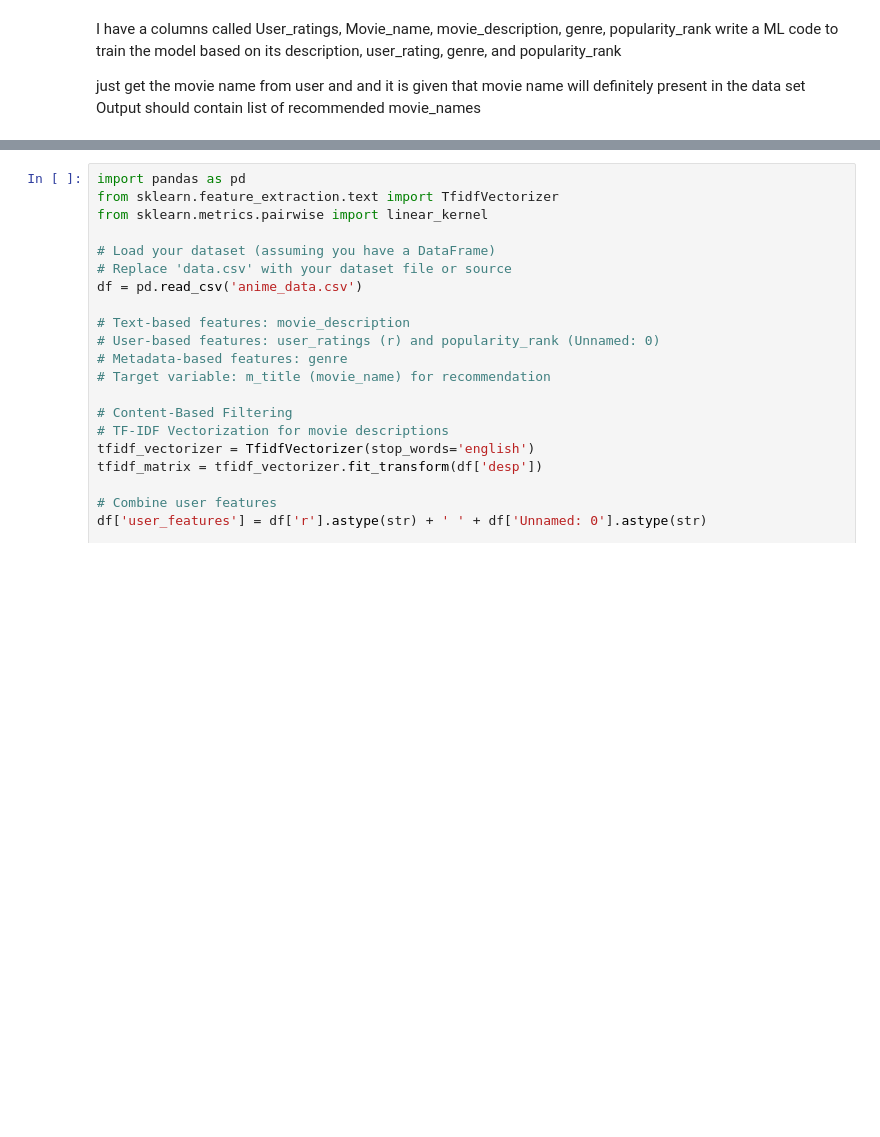
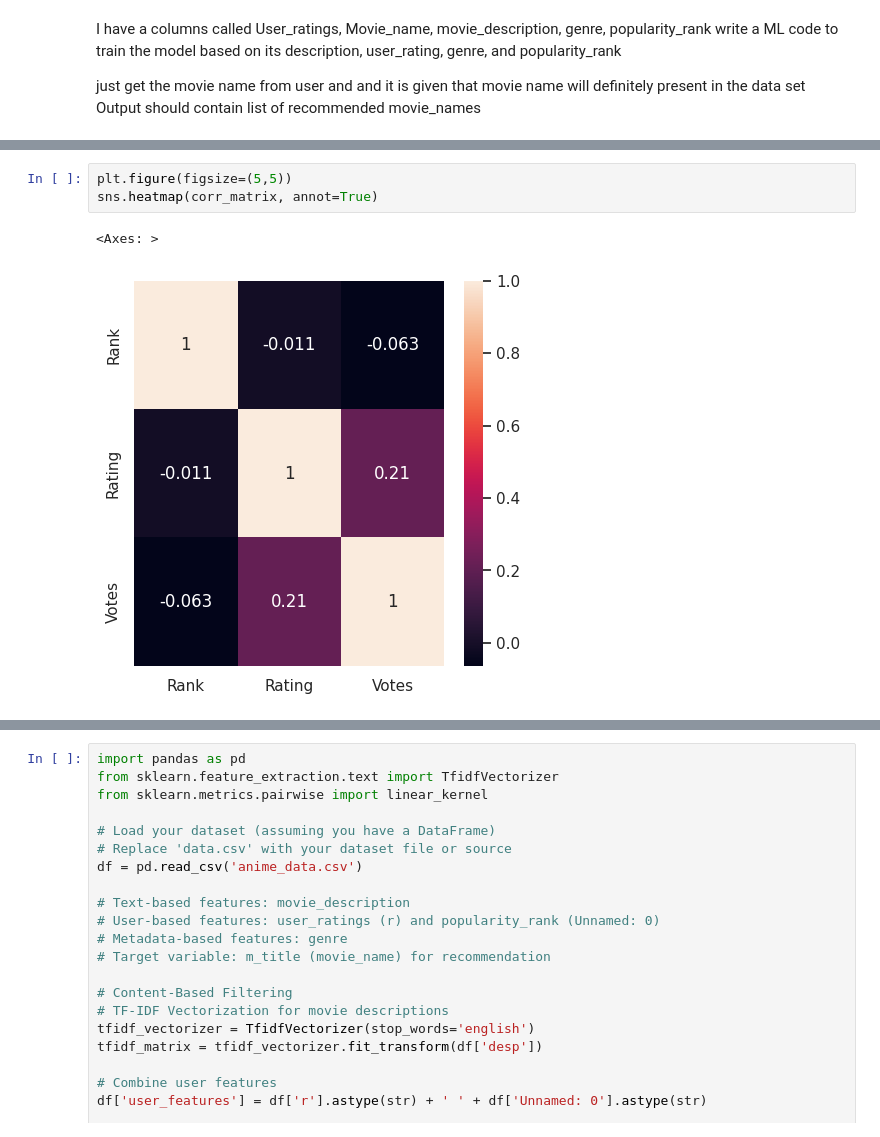
Before and after one commit to daarisameen/Ml-DL-projects, a Jupyter notebook: Project1.ipynb, the cells around one changed output, grey strips where cells are left out. Cells and saved outputs as stored; diff of their text form; blank space fills up the shorter version.

```diff
--- a/Project1.ipynb
+++ b/Project1.ipynb
@@ -166,0 +222,6 @@ memory usage: 156.4+ KB
+# %%
+plt.figure(figsize=(5,5))
+sns.heatmap(corr_matrix, annot=True)
+# %% [output]
+<Axes: >
+[figure, added]
```
Also changed, not shown: parts of 25 cells of this notebook.
